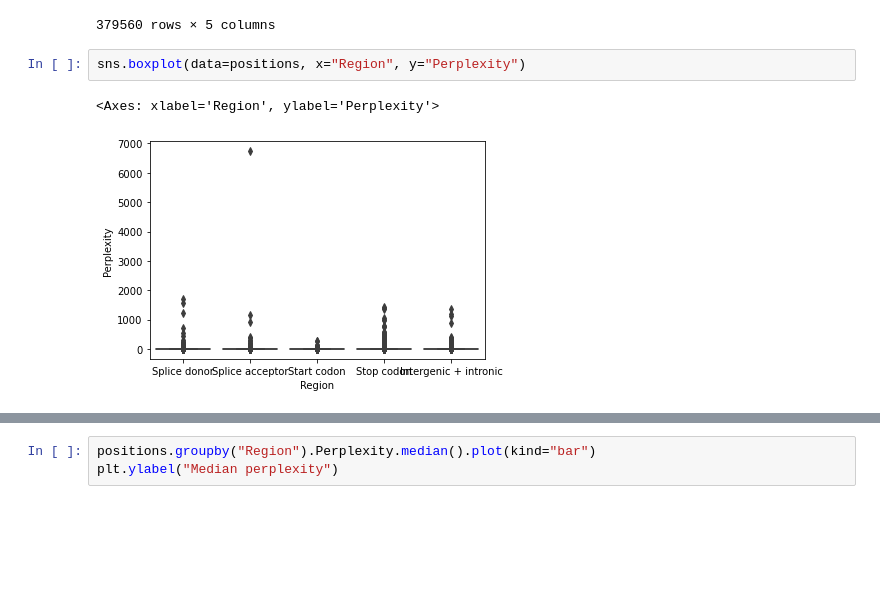
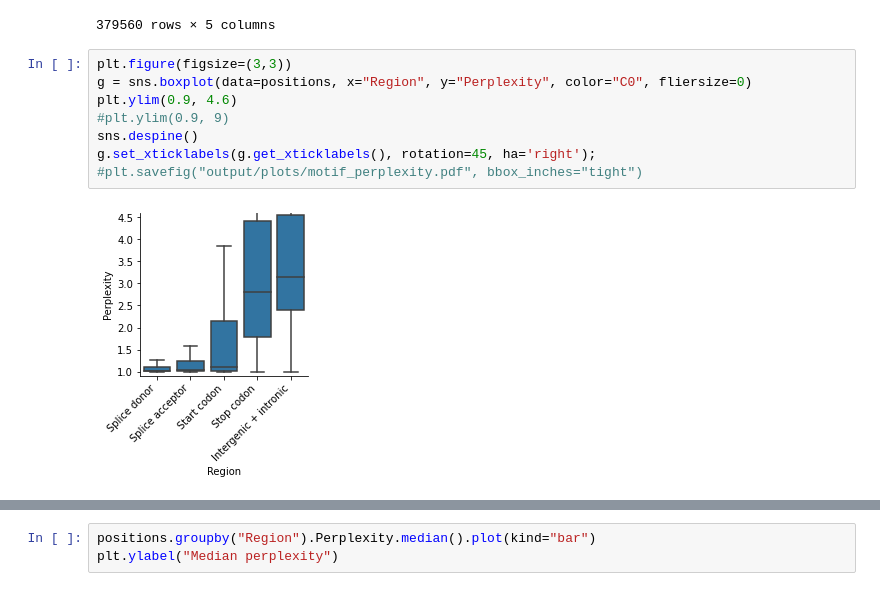
Before and after one commit to songlab-cal/gpn, a Jupyter notebook: analysis/arabidopsis/motif_perplexity.ipynb, the cells around one changed output, grey strips where cells are left out. Cells and saved outputs as stored; diff of their text form; blank space fills up the shorter version.

```diff
--- a/analysis/arabidopsis/motif_perplexity.ipynb
+++ b/analysis/arabidopsis/motif_perplexity.ipynb
@@ -378,7 +378,12 @@ positions
 | 379559 | 26969515 | 5 | Intergenic + intronic | T | 20.054279 |
 379560 rows × 5 columns
 # %%
-sns.boxplot(data=positions, x="Region", y="Perplexity")
+plt.figure(figsize=(3,3))
+g = sns.boxplot(data=positions, x="Region", y="Perplexity", color="C0", fliersize=0)
+plt.ylim(0.9, 4.6)
+#plt.ylim(0.9, 9)
+sns.despine()
+g.set_xticklabels(g.get_xticklabels(), rotation=45, ha='right');
+#plt.savefig("output/plots/motif_perplexity.pdf", bbox_inches="tight")
 # %% [output]
-<Axes: xlabel='Region', ylabel='Perplexity'>
-[figure, old version]
+[figure, new version]
```
Also changed, not shown: parts of 1 cell of this notebook, 6 other files.
